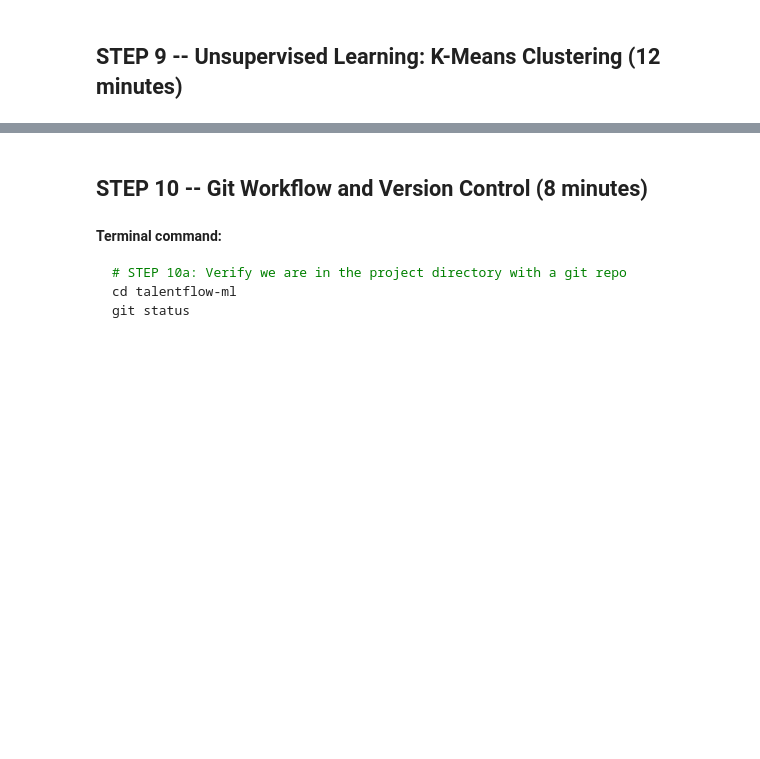
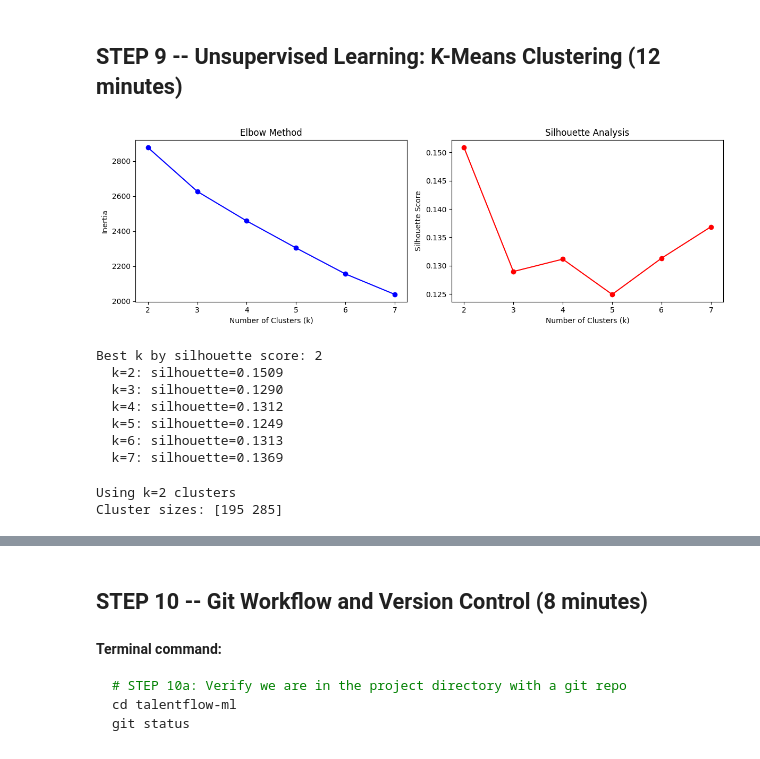
Before and after one commit to Cog-AI-Eng/AIML, a Jupyter notebook: Applying AI and Machine Learning Concept/modules/001-AppliedML-Foundations/lecture/talentflow_foundations.ipynb, the cells around one changed output, grey strips where cells are left out. Drawn from its saved outputs; the diff is of its cells as text; code cells hidden in the pictures; blank space fills up the shorter version.

```diff
--- a/Applying AI and Machine Learning Concept/modules/001-AppliedML-Foundations/lecture/talentflow_foundations.ipynb
+++ b/Applying AI and Machine Learning Concept/modules/001-AppliedML-Foundations/lecture/talentflow_foundations.ipynb
@@ -417,12 +498,57 @@ print(framework_summary)
 # %% [markdown]
 ## STEP 9 -- Unsupervised Learning: K-Means Clustering (12 minutes)
+# %%
+# STEP 9a: Determine optimal cluster count with Elbow + Silhouette analysis
+from sklearn.cluster import KMeans
+from sklearn.metrics import silhouette_score
+
+inertias = []
+sil_scores = []
+K_range = range(2, 8)
+
+for k in K_range:
+    km = KMeans(n_clusters=k, random_state=SEED, n_init=10)
+    km.fit(X_train_scaled)
+    inertias.append(km.inertia_)
+    sil_scores.append(silhouette_score(X_train_scaled, km.labels_))
+
+fig, axes = plt.subplots(1, 2, figsize=(12, 4))
+
+axes[0].plot(list(K_range), inertias, "bo-")
+axes[0].set_xlabel("Number of Clusters (k)")
+axes[0].set_ylabel("Inertia")
+axes[0].set_title("Elbow Method")
+
+axes[1].plot(list(K_range), sil_scores, "ro-")
+axes[1].set_xlabel("Number of Clusters (k)")
+axes[1].set_ylabel("Silhouette Score")
+axes[1].set_title("Silhouette Analysis")
+
+plt.tight_layout()
+plt.show()
+
+best_k = list(K_range)[np.argmax(sil_scores)]
+print(f"\nBest k by silhouette score: {best_k}")
+for k, s in zip(K_range, sil_scores):
+    print(f"  k={k}: silhouette={s:.4f}")
+# %% [output]
+[figure, added]
+Best k by silhouette score: 2
+  k=2: silhouette=0.1509
+  k=3: silhouette=0.1290
+  k=4: silhouette=0.1312
+  k=5: silhouette=0.1249
+  k=6: silhouette=0.1313
+  k=7: silhouette=0.1369
 # %%
-# STEP 9a: K-Means clustering on the same features (no labels)
-from sklearn.cluster import KMeans
-
-kmeans = KMeans(n_clusters=3, random_state=SEED, n_init=10)
+# STEP 9b: K-Means clustering with data-driven k
+kmeans = KMeans(n_clusters=best_k, random_state=SEED, n_init=10)
 kmeans.fit(X_train_scaled)
 
 cluster_labels = kmeans.predict(X_train_scaled)
+print(f"Using k={best_k} clusters")
 print(f"Cluster sizes: {np.bincount(cluster_labels)}")
+# %% [output]
+Using k=2 clusters
+Cluster sizes: [195 285]
 # %%
```
Also changed, not shown: parts of 21 cells of this notebook, 12 other files.
